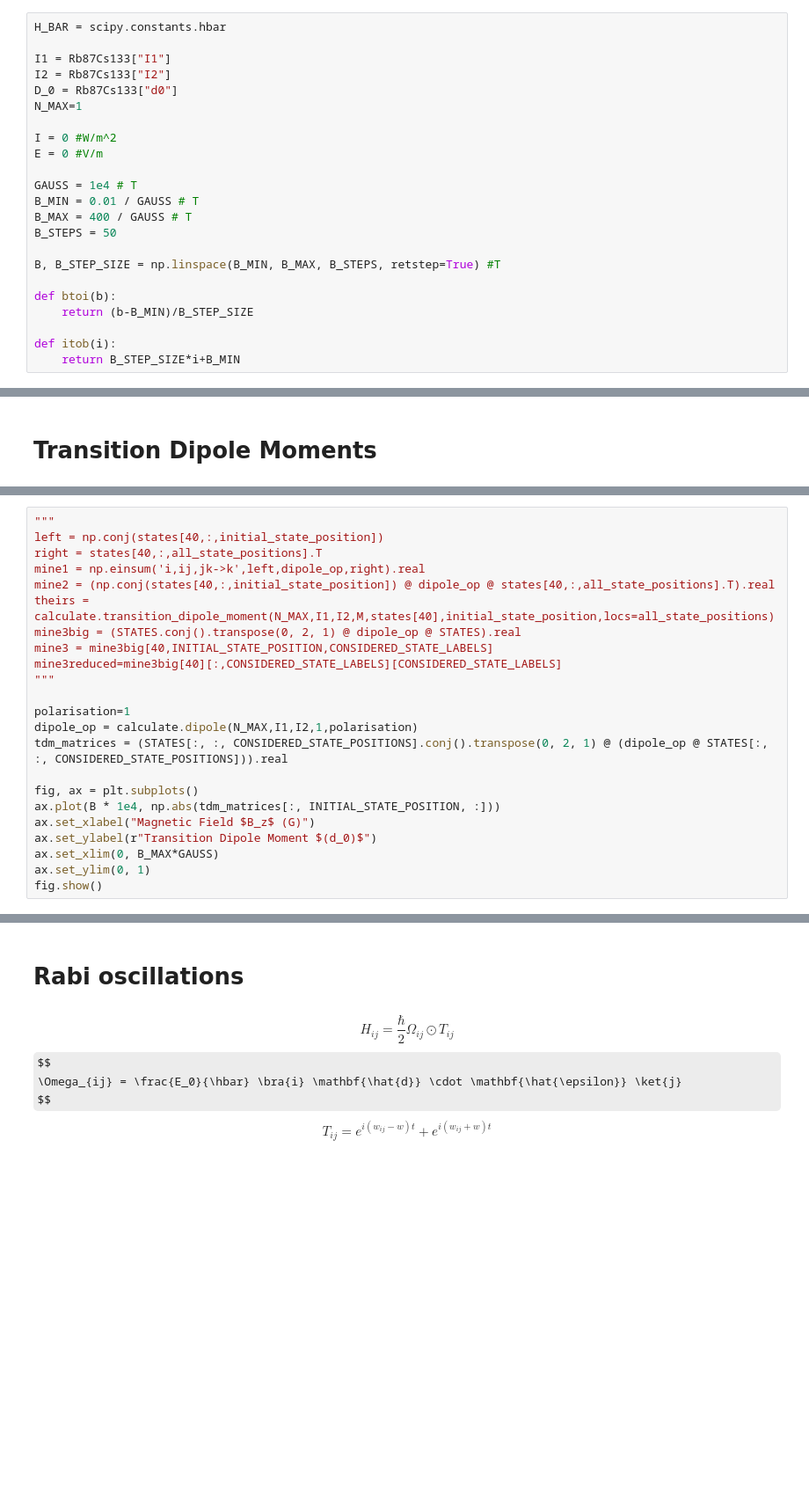
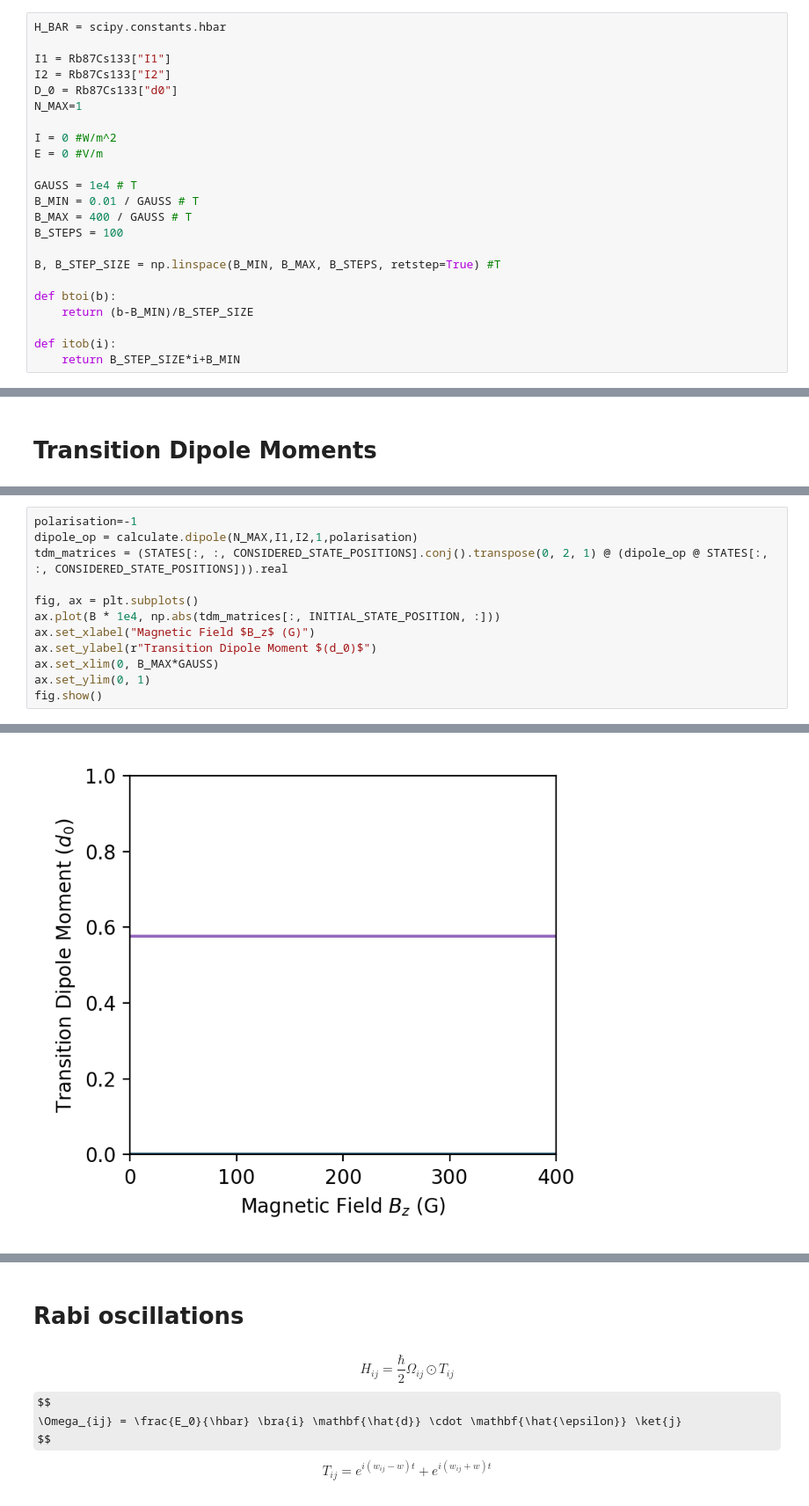
Before and after one commit to tomhepz/MolecularEnergyLevels, a Jupyter notebook: notebooks/diatom-zeeman.ipynb, the cells around one changed output, grey strips where cells are left out. Shown at 88% size. Saved outputs shown, nothing was run; the diff lists cells and outputs as text; some formulas as TeX source; blank space fills up the shorter version.

```diff
--- a/notebooks/diatom-zeeman.ipynb
+++ b/notebooks/diatom-zeeman.ipynb
@@ -38,7 +41,7 @@ E = 0 #V/m
 GAUSS = 1e4 # T
 B_MIN = 0.01 / GAUSS # T
 B_MAX = 400 / GAUSS # T
-B_STEPS = 50
+B_STEPS = 100
 
 B, B_STEP_SIZE = np.linspace(B_MIN, B_MAX, B_STEPS, retstep=True) #T
 
@@ -209,16 +225,5 @@ fig.show()
 # %%
-"""
-left = np.conj(states[40,:,initial_state_position])
-right = states[40,:,all_state_positions].T
-mine1 = np.einsum('i,ij,jk->k',left,dipole_op,right).real
-mine2 = (np.conj(states[40,:,initial_state_position]) @ dipole_op @ states[40,:,all_state_positions].T).real
-theirs = calculate.transition_dipole_moment(N_MAX,I1,I2,M,states[40],initial_state_position,locs=all_state_positions)
-mine3big = (STATES.conj().transpose(0, 2, 1) @ dipole_op @ STATES).real
-mine3 = mine3big[40,INITIAL_STATE_POSITION,CONSIDERED_STATE_LABELS]
-mine3reduced=mine3big[40][:,CONSIDERED_STATE_LABELS][CONSIDERED_STATE_LABELS]
-"""
-
-polarisation=1
+polarisation=-1
 dipole_op = calculate.dipole(N_MAX,I1,I2,1,polarisation)
 tdm_matrices = (STATES[:, :, CONSIDERED_STATE_POSITIONS].conj().transpose(0, 2, 1) @ (dipole_op @ STATES[:, :, CONSIDERED_STATE_POSITIONS])).real
 
@@ -234,0 +238 @@ fig.show()
+[figure, added]
```
Also changed, not shown: parts of 10 cells of this notebook, 5 other files.
